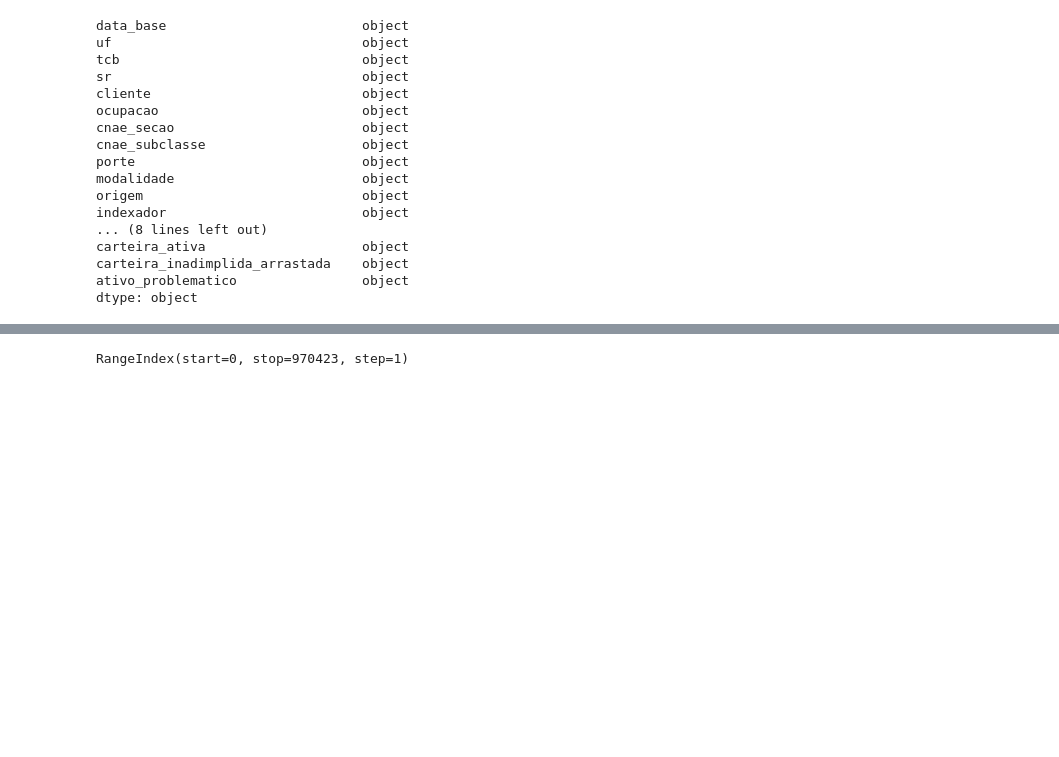
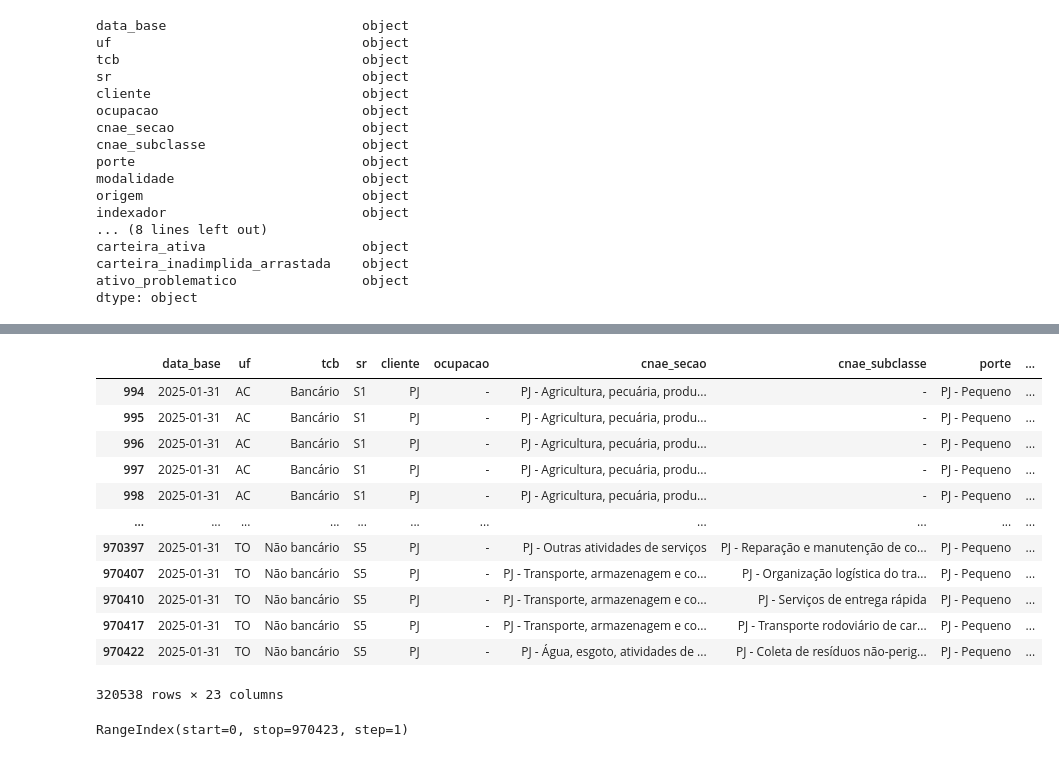
Before and after one commit to davi-dressler/2PeriodoFGV, a Jupyter notebook: Pandas/banco_central.ipynb, the cells around one changed output, grey strips where cells are left out. Drawn from its saved outputs; the diff is of its cells as text; code cells hidden in the pictures; blank space fills up the shorter version.

```diff
--- a/Pandas/banco_central.ipynb
+++ b/Pandas/banco_central.ipynb
@@ -36,3 +145,20 @@ dtype: object
+# %%
+df_ordenado_pj_pequeno = df[df["porte"] == "PJ - Pequeno                                 "]
+df_ordenado_pj_pequeno
+# %% [output]
+|  | data_base | uf | tcb | sr | cliente | ocupacao | cnae_secao | cnae_subclasse | porte | ... |
+| 994 | 2025-01-31 | AC | Bancário | S1 | PJ | - | PJ - Agricultura, pecuária, produ... | - | PJ - Pequeno | ... |
+| 995 | 2025-01-31 | AC | Bancário | S1 | PJ | - | PJ - Agricultura, pecuária, produ... | - | PJ - Pequeno | ... |
+| 996 | 2025-01-31 | AC | Bancário | S1 | PJ | - | PJ - Agricultura, pecuária, produ... | - | PJ - Pequeno | ... |
+| 997 | 2025-01-31 | AC | Bancário | S1 | PJ | - | PJ - Agricultura, pecuária, produ... | - | PJ - Pequeno | ... |
+| 998 | 2025-01-31 | AC | Bancário | S1 | PJ | - | PJ - Agricultura, pecuária, produ... | - | PJ - Pequeno | ... |
+| ... | ... | ... | ... | ... | ... | ... | ... | ... | ... | ... |
+| 970397 | 2025-01-31 | TO | Não bancário | S5 | PJ | - | PJ - Outras atividades de serviços | PJ - Reparação e manutenção de co... | PJ - Pequeno | ... |
+| 970407 | 2025-01-31 | TO | Não bancário | S5 | PJ | - | PJ - Transporte, armazenagem e co... | PJ - Organização logística do tra... | PJ - Pequeno | ... |
+| 970410 | 2025-01-31 | TO | Não bancário | S5 | PJ | - | PJ - Transporte, armazenagem e co... | PJ - Serviços de entrega rápida | PJ - Pequeno | ... |
+| 970417 | 2025-01-31 | TO | Não bancário | S5 | PJ | - | PJ - Transporte, armazenagem e co... | PJ - Transporte rodoviário de car... | PJ - Pequeno | ... |
+| 970422 | 2025-01-31 | TO | Não bancário | S5 | PJ | - | PJ - Água, esgoto, atividades de ... | PJ - Coleta de resíduos não-perig... | PJ - Pequeno | ... |
+320538 rows × 23 columns
 # %%
 df.index
 # %% [output]
```
Also changed, not shown: parts of 9 cells of this notebook, 1 other file.
